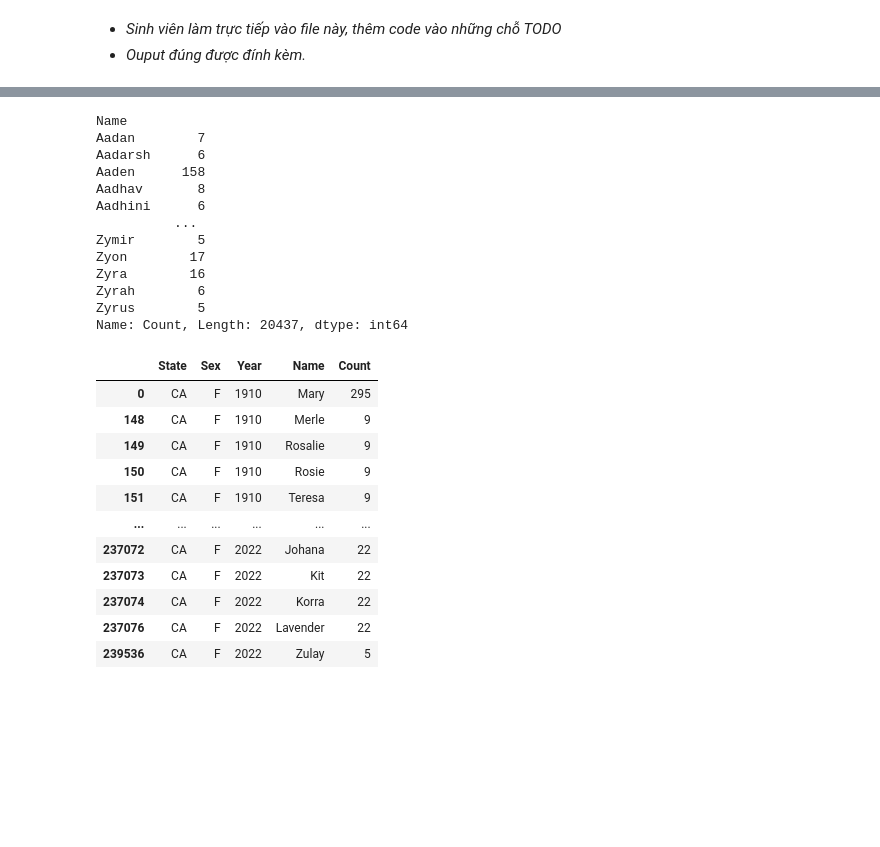
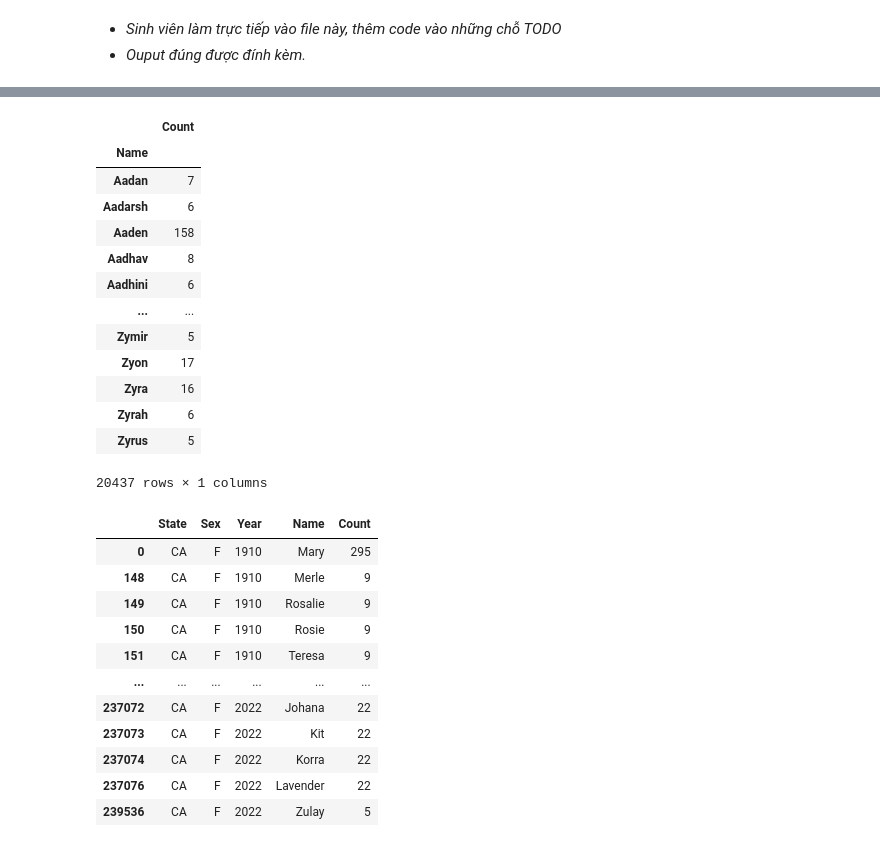
Before and after one commit to PrORain-HCMUS/Programming-for-DS-HW, a Jupyter notebook: HW7/Homework7.ipynb, the cells around one changed output, grey strips where cells are left out. Saved outputs shown, nothing was run; the diff lists cells and outputs as text; code cells hidden in the pictures; blank space fills up the shorter version.

```diff
--- a/HW7/Homework7.ipynb
+++ b/HW7/Homework7.ipynb
@@ -48,21 +48,21 @@ Name: Year, Length: 20437, dtype: int64
 # %%
 # Đối với mỗi tên, hãy cho biết giá trị Count từng năm lớn nhất là bao nhiêu
-max_count_per_name = babynames_df.groupby('Name')['Count'].max()
-max_count_per_name
+babynames_df.groupby('Name')['Count'].max().to_frame()
 # %% [output]
+|  | Count |
+| Name |  |
+| Aadan | 7 |
+| Aadarsh | 6 |
+| Aaden | 158 |
+| Aadhav | 8 |
+| Aadhini | 6 |
+| ... | ... |
+| Zymir | 5 |
+| Zyon | 17 |
+| Zyra | 16 |
+| Zyrah | 6 |
+| Zyrus | 5 |
-Name
-Aadan        7
-Aadarsh      6
-Aaden      158
-Aadhav       8
-Aadhini      6
-          ...
-Zymir        5
-Zyon        17
-Zyra        16
-Zyrah        6
-Zyrus        5
-Name: Count, Length: 20437, dtype: int64
+20437 rows × 1 columns
 # %%
 # Sort dataframe chỉ gồm Female theo năm
 f_babynames = babynames_df[babynames_df['Sex'] == 'F'].sort_values(by='Year')
```
Also changed, not shown: parts of 6 cells of this notebook.
